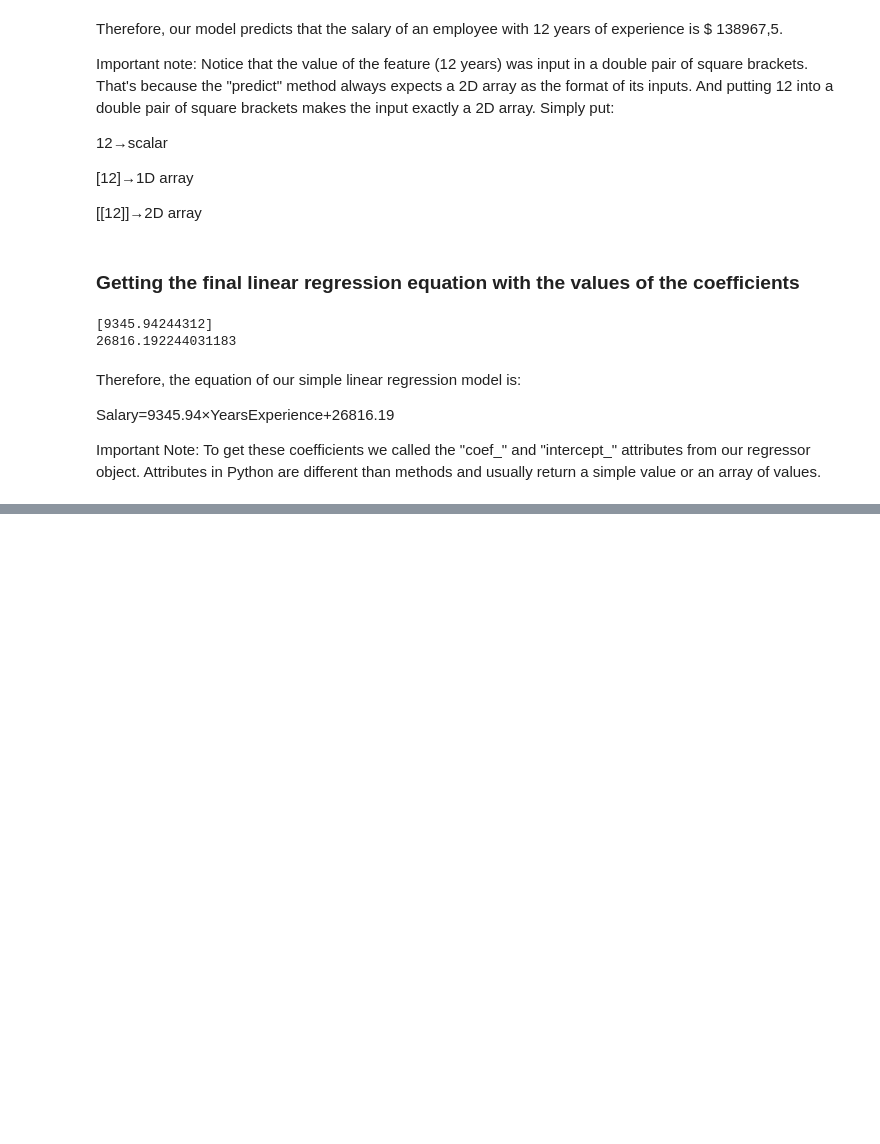
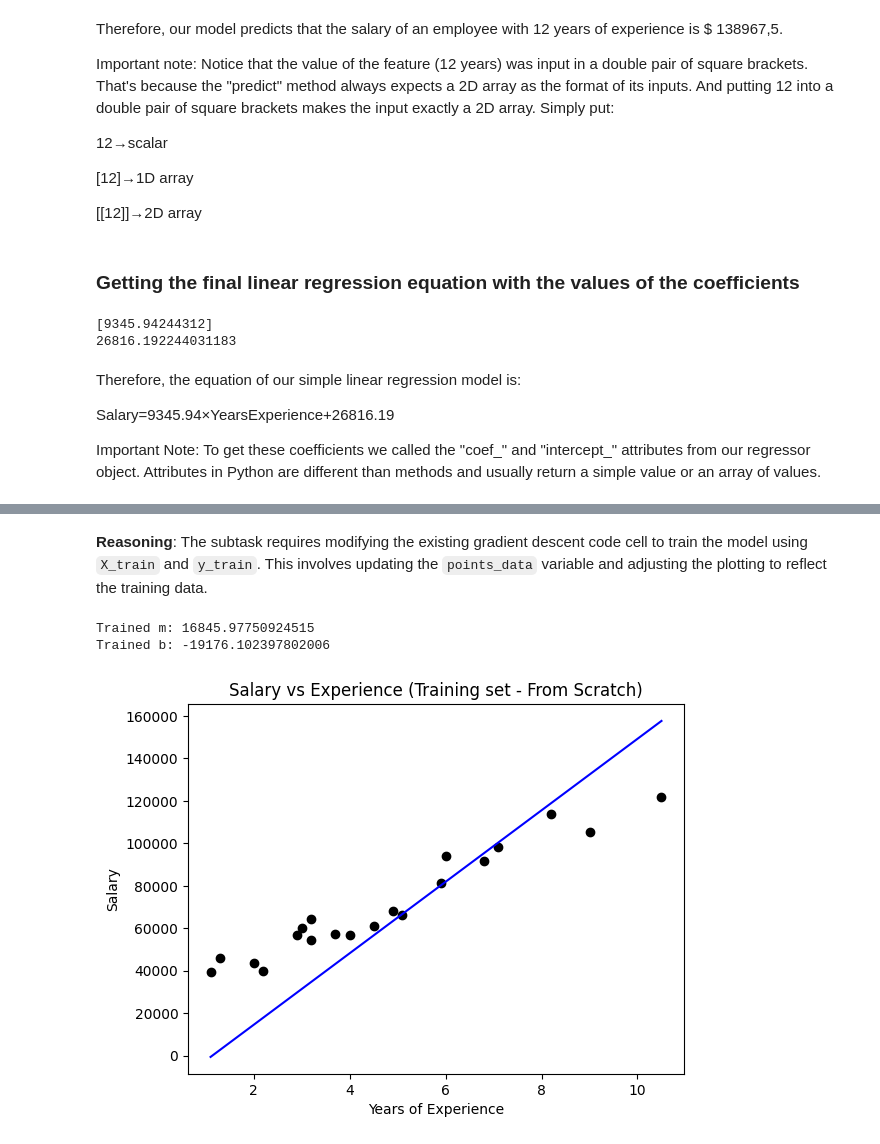
Before and after one commit to prashantiyaramareddy/MyPython-Stuff, a Jupyter notebook: MachineLearning/Simple_Linear_Regression.ipynb, the cells around one changed output, grey strips where cells are left out. Cells and saved outputs as stored; diff of their text form; code cells hidden in the pictures; blank space fills up the shorter version.

```diff
--- a/MachineLearning/Simple_Linear_Regression.ipynb
+++ b/MachineLearning/Simple_Linear_Regression.ipynb
@@ -85,0 +95,14 @@ Important Note: To get these coefficients we called the "coef_" and "intercept_"
+# %%
+def gradientDescent(m_now,b_now,points,L):
+  m_gradient=0
+  b_gradient=0
+  n=len(points)
+  for i in range(n):
+    x=points[i,0]
+    y=points[i,1]
+    m_gradient+=-(2/n)*x*(y-(m_now*x+b_now))
+    b_gradient+=(2/n)*(y-(m_now*x+b_now))
+
+  m=m_now-L*m_gradient
+  b=b_now-L*b_gradient
+  return m,b
@@ -85,0 +117,30 @@ Important Note: To get these coefficients we called the "coef_" and "intercept_"
+# %% [markdown]
+**Reasoning**:
+The subtask requires modifying the existing gradient descent code cell to train the model using `X_train` and `y_train`. This involves updating the `points_data` variable and adjusting the plotting to reflect the training data.
+# %%
+m = 0
+b = 0
+L = 0.001
+epochs = 1000
+
+# Combine X_train and y_train into a single 2D array as expected by gradientDescent
+points_data = np.column_stack((X_train, y_train))
+
+for i in range(epochs):
+  m, b = gradientDescent(m, b, points_data, L)
+
+print(f"Trained m: {m}")
+print(f"Trained b: {b}")
+
+plt.scatter(X_train, y_train, color ="black")
+
+# For plotting the regression line, use the min and max of X_train and the calculated m and b
+plt.plot([min(X_train), max(X_train)], [m * min(X_train) + b, m * max(X_train) + b], color ="blue")
+plt.title('Salary vs Experience (Training set - From Scratch)')
+plt.xlabel('Years of Experience')
+plt.ylabel('Salary')
+plt.show()
+# %% [output]
+Trained m: 16845.97750924515
+Trained b: -19176.102397802006
+[figure, added]
```
Also changed, not shown: parts of 40 cells of this notebook.
